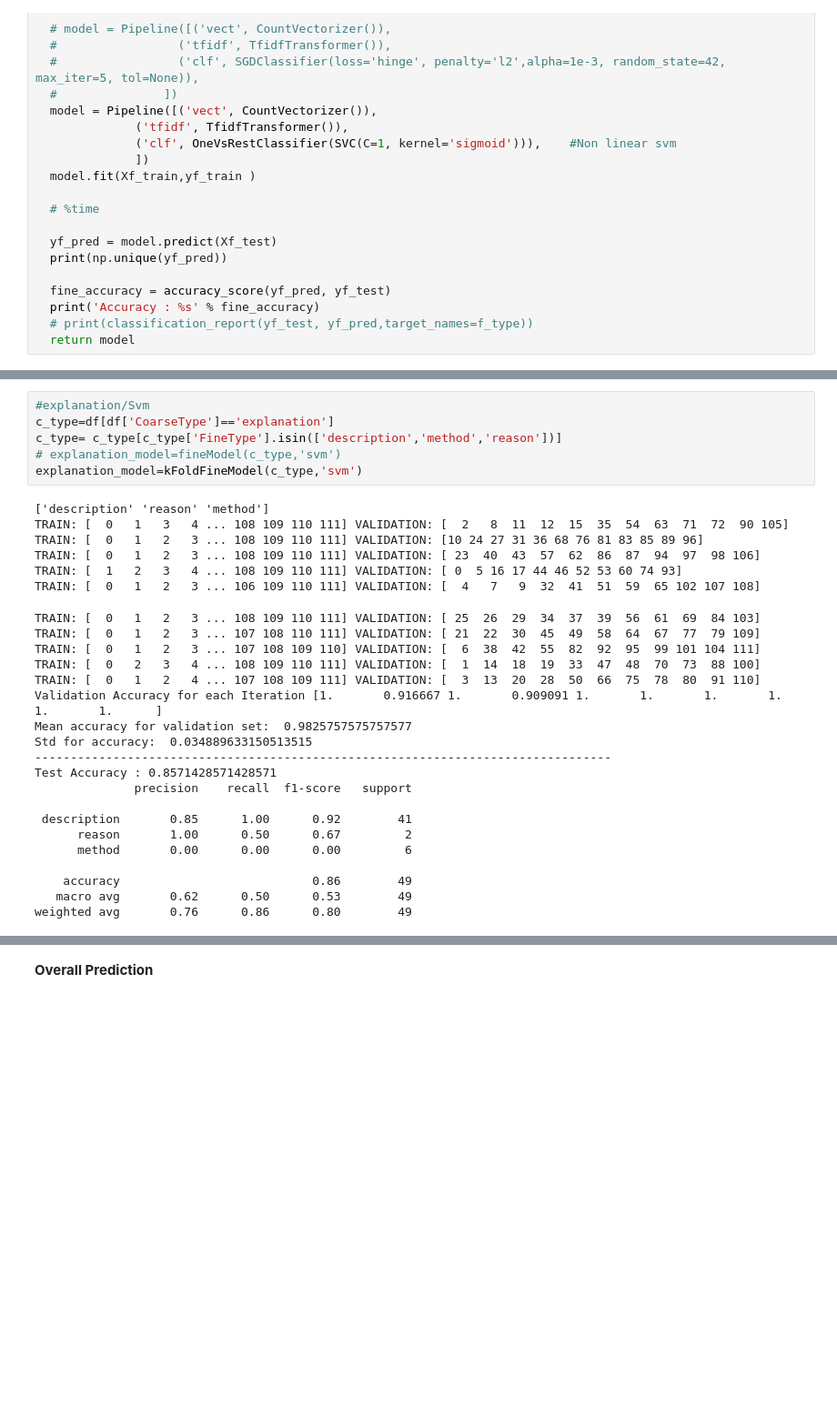
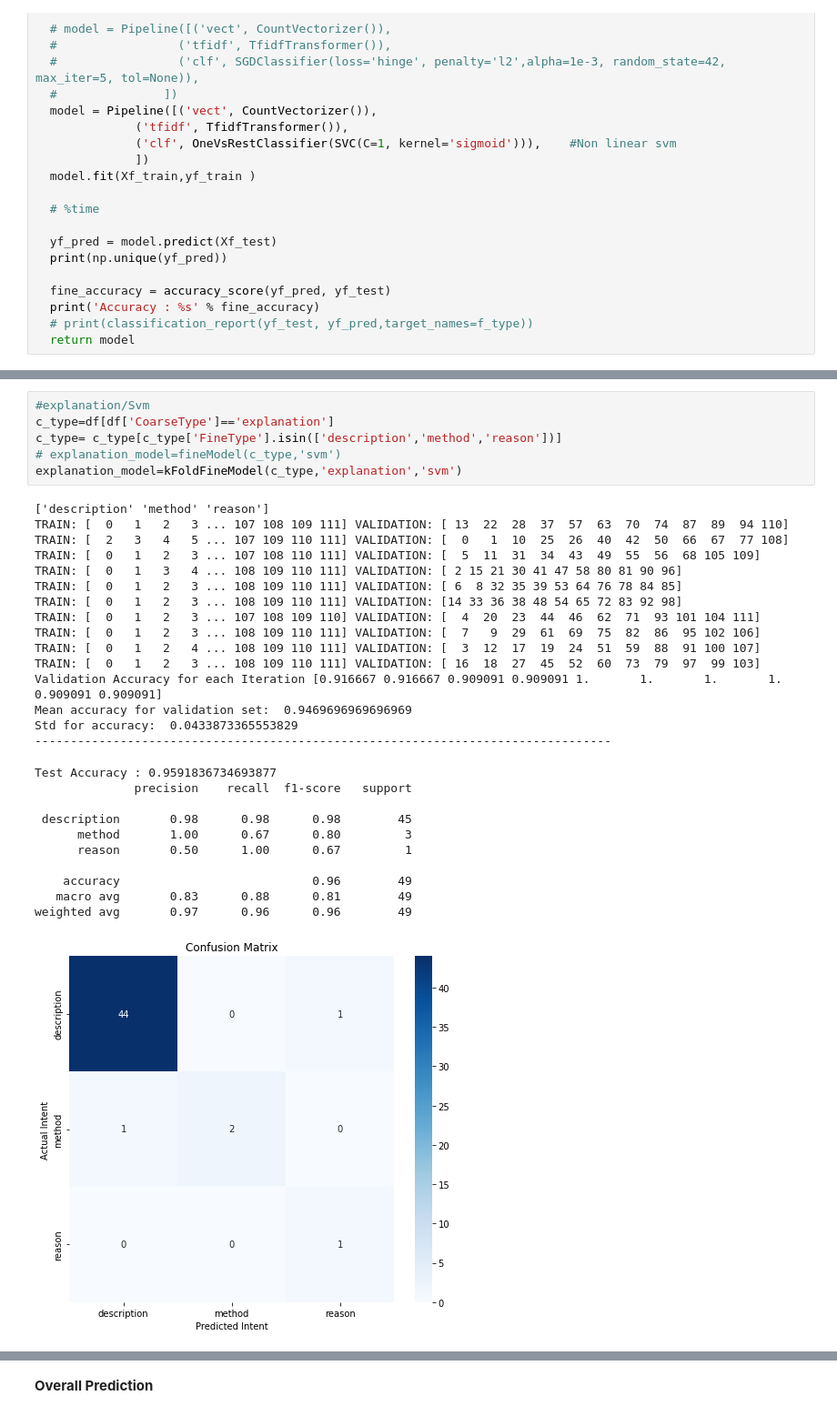
Before and after one commit to TimilsinaSushil/Thesis, a Jupyter notebook: QC5_4500(Improving_K_fold_validation).ipynb, the cells around one changed output, grey strips where cells are left out. Shown at 91% size. Drawn from its saved outputs; the diff is of its cells as text; blank space fills up the shorter version.

```diff
--- a/QC5_4500(Improving_K_fold_validation).ipynb
+++ b/QC5_4500(Improving_K_fold_validation).ipynb
@@ -686,35 +616,36 @@ weighted avg       0.79      0.77      0.74       158
 # %%
 #explanation/Svm
 c_type=df[df['CoarseType']=='explanation']
 c_type= c_type[c_type['FineType'].isin(['description','method','reason'])]
 # explanation_model=fineModel(c_type,'svm')
-explanation_model=kFoldFineModel(c_type,'svm')
+explanation_model=kFoldFineModel(c_type,'explanation','svm')
 # %% [output]
-['description' 'reason' 'method']
-TRAIN: [  0   1   3   4 ... 108 109 110 111] VALIDATION: [  2   8  11  12  15  35  54  63  71  72  90 105]
-TRAIN: [  0   1   2   3 ... 108 109 110 111] VALIDATION: [10 24 27 31 36 68 76 81 83 85 89 96]
-TRAIN: [  0   1   2   3 ... 108 109 110 111] VALIDATION: [ 23  40  43  57  62  86  87  94  97  98 106]
-TRAIN: [  1   2   3   4 ... 108 109 110 111] VALIDATION: [ 0  5 16 17 44 46 52 53 60 74 93]
-TRAIN: [  0   1   2   3 ... 106 109 110 111] VALIDATION: [  4   7   9  32  41  51  59  65 102 107 108]
+['description' 'method' 'reason']
+TRAIN: [  0   1   2   3 ... 107 108 109 111] VALIDATION: [ 13  22  28  37  57  63  70  74  87  89  94 110]
+TRAIN: [  2   3   4   5 ... 107 109 110 111] VALIDATION: [  0   1  10  25  26  40  42  50  66  67  77 108]
+TRAIN: [  0   1   2   3 ... 107 108 110 111] VALIDATION: [  5  11  31  34  43  49  55  56  68 105 109]
+TRAIN: [  0   1   3   4 ... 108 109 110 111] VALIDATION: [ 2 15 21 30 41 47 58 80 81 90 96]
+TRAIN: [  0   1   2   3 ... 108 109 110 111] VALIDATION: [ 6  8 32 35 39 53 64 76 78 84 85]
+TRAIN: [  0   1   2   3 ... 108 109 110 111] VALIDATION: [14 33 36 38 48 54 65 72 83 92 98]
+TRAIN: [  0   1   2   3 ... 107 108 109 110] VALIDATION: [  4  20  23  44  46  62  71  93 101 104 111]
+TRAIN: [  0   1   2   3 ... 108 109 110 111] VALIDATION: [  7   9  29  61  69  75  82  86  95 102 106]
+TRAIN: [  0   1   2   4 ... 108 109 110 111] VALIDATION: [  3  12  17  19  24  51  59  88  91 100 107]
+TRAIN: [  0   1   2   3 ... 108 109 110 111] VALIDATION: [ 16  18  27  45  52  60  73  79  97  99 103]
+Validation Accuracy for each Iteration [0.916667 0.916667 0.909091 0.909091 1.       1.       1.       1.       0.909091 0.909091]
+Mean accuracy for validation set:  0.9469696969696969
+Std for accuracy:  0.0433873365553829
+---------------------------------------------------------------------------------
-TRAIN: [  0   1   2   3 ... 108 109 110 111] VALIDATION: [ 25  26  29  34  37  39  56  61  69  84 103]
-TRAIN: [  0   1   2   3 ... 107 108 110 111] VALIDATION: [ 21  22  30  45  49  58  64  67  77  79 109]
-TRAIN: [  0   1   2   3 ... 107 108 109 110] VALIDATION: [  6  38  42  55  82  92  95  99 101 104 111]
-TRAIN: [  0   2   3   4 ... 108 109 110 111] VALIDATION: [  1  14  18  19  33  47  48  70  73  88 100]
-TRAIN: [  0   1   2   4 ... 107 108 109 111] VALIDATION: [  3  13  20  28  50  66  75  78  80  91 110]
-Validation Accuracy for each Iteration [1.       0.916667 1.       0.909091 1.       1.       1.       1.       1.       1.      ]
-Mean accuracy for validation set:  0.9825757575757577
-Std for accuracy:  0.034889633150513515
----------------------------------------------------------------------------------
-Test Accuracy : 0.8571428571428571
+Test Accuracy : 0.9591836734693877
               precision    recall  f1-score   support
 
- description       0.85      1.00      0.92        41
-      reason       1.00      0.50      0.67         2
-      method       0.00      0.00      0.00         6
+ description       0.98      0.98      0.98        45
+      method       1.00      0.67      0.80         3
+      reason       0.50      1.00      0.67         1
 
-    accuracy                           0.86        49
-   macro avg       0.62      0.50      0.53        49
-weighted avg       0.76      0.86      0.80        49
+    accuracy                           0.96        49
+   macro avg       0.83      0.88      0.81        49
+weighted avg       0.97      0.96      0.96        49
+[figure, added]
 # %%
 #miscelleneous/Svm
 c_type=df[df['CoarseType']=='miscellaneous']
```
Also changed, not shown: parts of 15 cells of this notebook.
